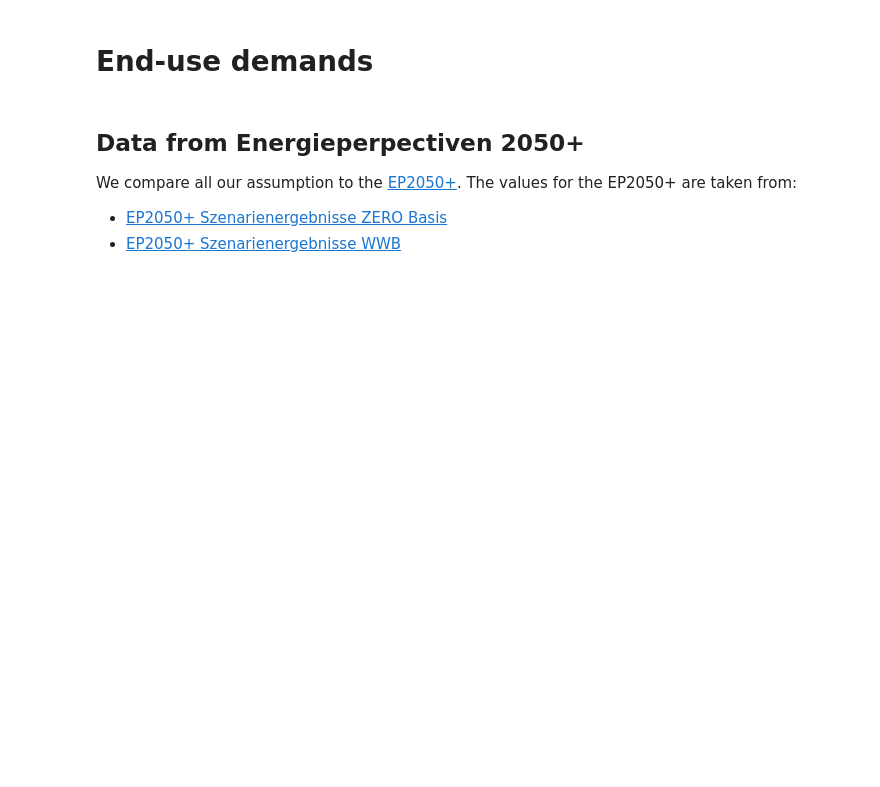
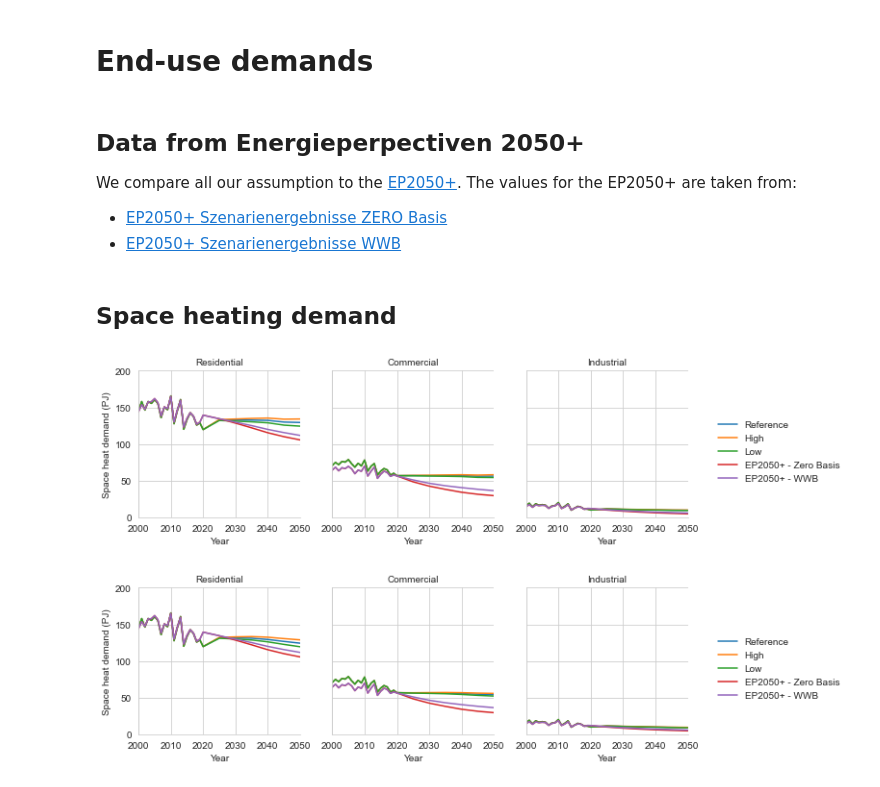
Before and after one commit to sweet-cross/cross-scenarios-v2022-09, a Jupyter notebook: notebooks/CROSS-Demands.ipynb, the cells around one changed output. Saved outputs shown, nothing was run; the diff lists cells and outputs as text; code cells hidden in the pictures; blank space fills up the shorter version.

Commit message:
CROSS demands v2022-09
CROSS demands v2022-09

```diff
--- a/notebooks/CROSS-Demands.ipynb
+++ b/notebooks/CROSS-Demands.ipynb
@@ -38,0 +79,53 @@ ep2050_ebf.index = ep2050_ebf.index.str.strip()
+# %%
+# Define function to plot the data for comparison
+def plotSectoralData(df,yaxisName,ymax,columnName):
+    plotdf = df.stack(level=[0]).reset_index()
+    plotdf.rename(columns={0:yaxisName,'level_2':"Year"},inplace=True)
+
+    sb.set_style("whitegrid")
+    hue_order = ['Reference', 'High', 'Low','EP2050+ - Zero Basis', 'EP2050+ - WWB' ]
+    g = sb.FacetGrid(plotdf, col=columnName,  hue="Model",hue_order=hue_order)
+
+    g = (g.map(plt.plot, "Year", yaxisName).add_legend(title='')).set_titles("{col_name}").set(xlim=(2000, 2050), ylim=(0,ymax))
+    g.tight_layout()
+    #.set_xticklabels(rotation=90).set_xlabels("")
+# %% [markdown]
+## Space heating demand
+# %%
+# Load the data from CROSSDat
+url = 'https://sweet-cross.ethz.ch/data/end-use-energy-demand-cross/2022-09-30/space-heating-demand-2000-2050.csv'
+space_heat_twh = pd.read_csv(url,index_col=[0,1,2],header=[0])
+
+# Remove the unit from the column name
+space_heat_twh.columns = space_heat_twh.columns.str.replace("\(TWh\)", "", regex=True).astype(int)
+
+# Define the index for the comparison dataframes
+sectors = ['Residential','Commercial','Industrial']
+index_compare = pd.MultiIndex.from_product([['Reference','High','Low','EP2050+ - Zero Basis','EP2050+ - WWB'],sectors], names=('Model', 'Sector'))
+
+# Compare RCP2.6 with Zero Basis (efficiency assumption 86%)
+eff=0.86
+space_heat_compare = pd.DataFrame(columns=space_heat_twh.columns,index=index_compare)
+for s in sectors:
+    space_heat_compare.loc[('Reference',s),:] = space_heat_twh.loc[(s,'Reference','RCP 2.6'),:]*3.6
+    space_heat_compare.loc[('High',s),:] = space_heat_twh.loc[(s,'High','RCP 2.6'),:]*3.6
+    space_heat_compare.loc[('Low',s),:] = space_heat_twh.loc[(s,'Low','RCP 2.6'),:]*3.6
+    space_heat_compare.loc[('EP2050+ - Zero Basis',s),:] = zeroBasis_pj.loc[(s,'Energy','Raumwärme'),:]*eff
+    space_heat_compare.loc[('EP2050+ - WWB',s),:] = wwb_pj.loc[(s,'Energy','Raumwärme'),:]*eff
+
+plotSectoralData(space_heat_compare,'Space heat demand (PJ)',200,'Sector')
+
+
+# Compare RCP4.5 with WWB (efficiency assumption 86%)
+space_heat_compare = pd.DataFrame(columns=space_heat_twh.columns,index=index_compare)
+for s in sectors:
+    space_heat_compare.loc[('Reference',s),:] = space_heat_twh.loc[(s,'Reference','RCP 4.5'),:]*3.6
+    space_heat_compare.loc[('High',s),:] = space_heat_twh.loc[(s,'High','RCP 4.5'),:]*3.6
+    space_heat_compare.loc[('Low',s),:] = space_heat_twh.loc[(s,'Low','RCP 4.5'),:]*3.6
+    space_heat_compare.loc[('EP2050+ - Zero Basis',s),:] = zeroBasis_pj.loc[(s,'Energy','Raumwärme'),:]*eff
+    space_heat_compare.loc[('EP2050+ - WWB',s),:] = wwb_pj.loc[(s,'Energy','Raumwärme'),:]*eff
+
+plotSectoralData(space_heat_compare,'Space heat demand (PJ)',200,'Sector')
+# %% [output]
+[figure, added]
+[figure, added]
```
Also changed, not shown: parts of 12 cells of this notebook.
